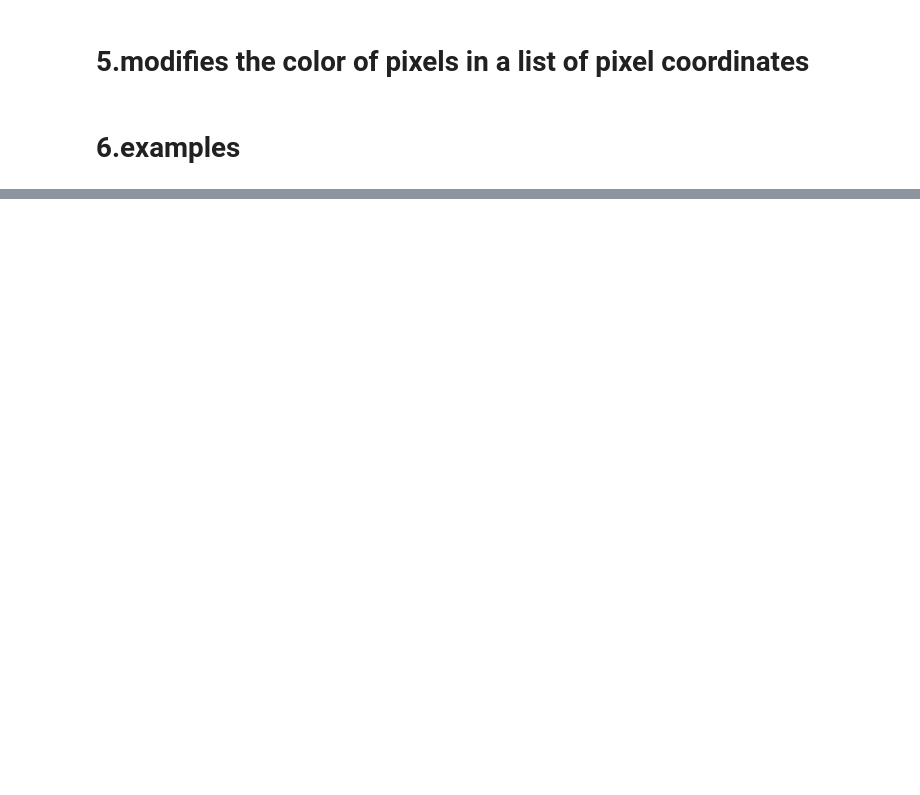
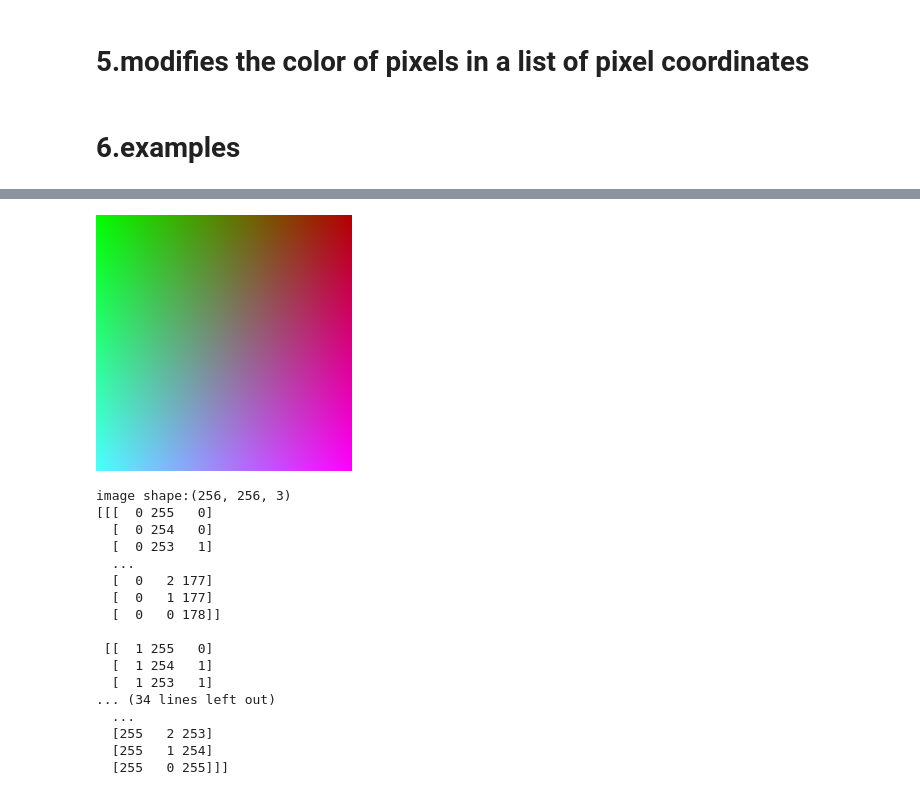
Before and after one commit to RoseSarlake/Computer-Vision, a Jupyter notebook: CV_Assignment0.ipynb, the cells around one changed output, grey strips where cells are left out. Saved outputs shown, nothing was run; the diff lists cells and outputs as text; code cells hidden in the pictures; blank space fills up the shorter version.

```diff
--- a/CV_Assignment0.ipynb
+++ b/CV_Assignment0.ipynb
@@ -86,2 +102,20 @@ cv2_imshow(img)
+# %%
+def mat_tri():
+  # create a 256*256 matrix with all 0 in three channels, and define the data type as unit8
+  r = np.zeros((256,256),dtype="uint8")
+  g = np.zeros((256,256),dtype="uint8")
+  b = np.zeros((256,256),dtype="uint8")
+
+  for i in range(256):
+    for j in range(256):
+
+      r[i,j]= (i*0.3 + j*0.7)
+      g[i,j]= 255-j
+      b[i,j]= i
+ #merge the three layer in BGR color order
+  img = cv2.merge((b,g,r))
+  cv2_imshow(img)
+  print ("image shape:"+str(img.shape))
+  print(img)
 # %% [markdown]
 # 3.display several images simultaneosly
@@ -93,0 +231,21 @@ cv2_imshow(img)
+# %%
+mat_tri()
+# %% [output]
+[figure, added]
+image shape:(256, 256, 3)
+[[[  0 255   0]
+  [  0 254   0]
+  [  0 253   1]
+  ...
+  [  0   2 177]
+  [  0   1 177]
+  [  0   0 178]]
+
+ [[  1 255   0]
+  [  1 254   1]
+  [  1 253   1]
+... (34 lines left out)
+  ...
+  [255   2 253]
+  [255   1 254]
+  [255   0 255]]]
```
Also changed, not shown: parts of 23 cells of this notebook.
